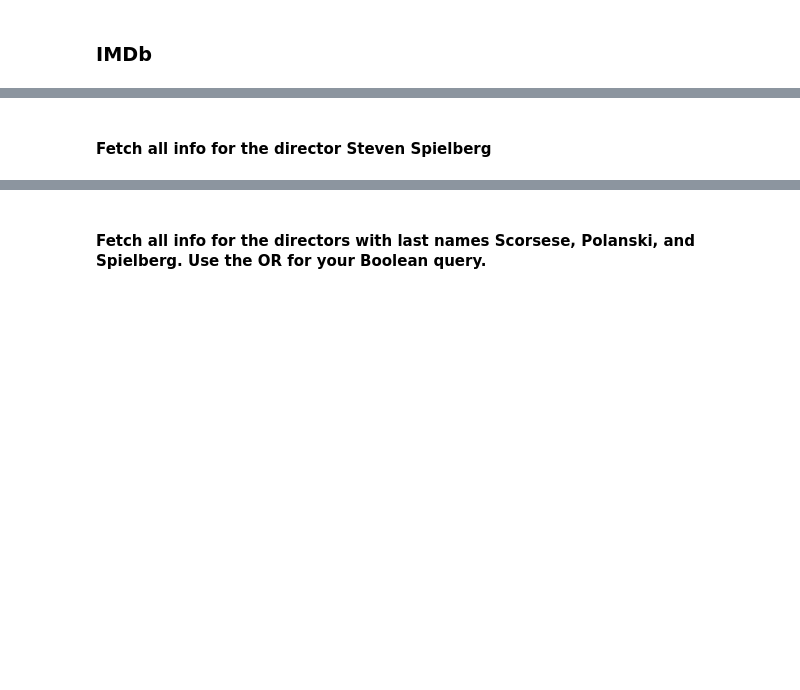
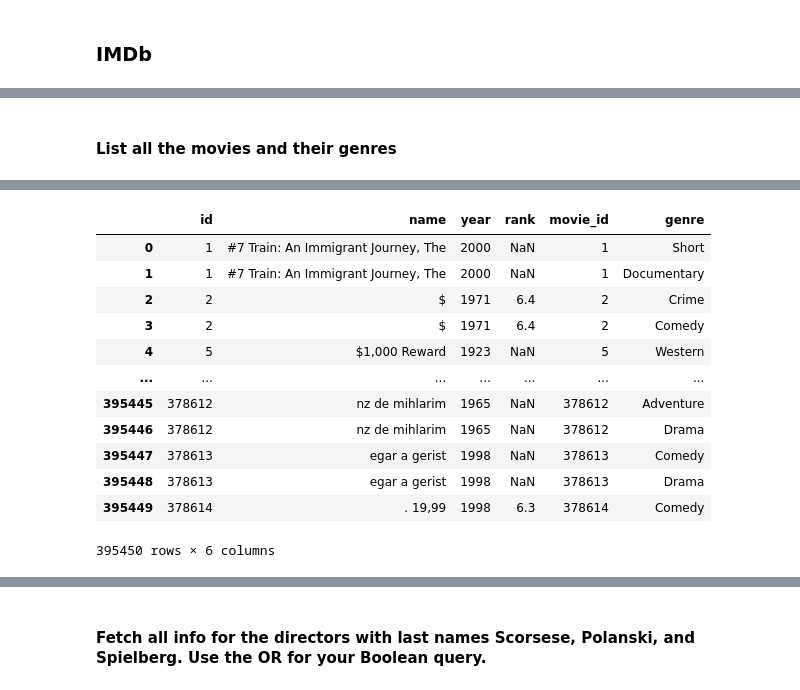
Before and after one commit to ipeirotis/introduction-to-databases, a Jupyter notebook: session4/C-Join_Queries.ipynb, the cells around one changed output, grey strips where cells are left out. Drawn from its saved outputs; the diff is of its cells as text; code cells hidden in the pictures; blank space fills up the shorter version.

```diff
--- a/session4/C-Join_Queries.ipynb
+++ b/session4/C-Join_Queries.ipynb
@@ -142,2 +83,8 @@ Query started at 07:30:19 PM UTC; Query executed in 0.00 m
-# %% [markdown]
-#### Fetch all info for the director Steven Spielberg
+# %% [markdown]
+#### List all the movies and their genres
+# %%
+%%read_sql
+SELECT *
+FROM movies M
+  INNER JOIN movies_genres G ON M.id = G.movie_id
+# %% [output]
@@ -143,0 +92,13 @@ Query started at 07:30:19 PM UTC; Query executed in 0.00 m
+|  | id | name | year | rank | movie_id | genre |
+| 0 | 1 | #7 Train: An Immigrant Journey, The | 2000 | NaN | 1 | Short |
+| 1 | 1 | #7 Train: An Immigrant Journey, The | 2000 | NaN | 1 | Documentary |
+| 2 | 2 | $ | 1971 | 6.4 | 2 | Crime |
+| 3 | 2 | $ | 1971 | 6.4 | 2 | Comedy |
+| 4 | 5 | $1,000 Reward | 1923 | NaN | 5 | Western |
+| ... | ... | ... | ... | ... | ... | ... |
+| 395445 | 378612 | nz de mihlarim | 1965 | NaN | 378612 | Adventure |
+| 395446 | 378612 | nz de mihlarim | 1965 | NaN | 378612 | Drama |
+| 395447 | 378613 | egar a gerist | 1998 | NaN | 378613 | Comedy |
+| 395448 | 378613 | egar a gerist | 1998 | NaN | 378613 | Drama |
+| 395449 | 378614 | . 19,99 | 1998 | 6.3 | 378614 | Comedy |
+395450 rows × 6 columns
```
Also changed, not shown: parts of 23 cells of this notebook.
